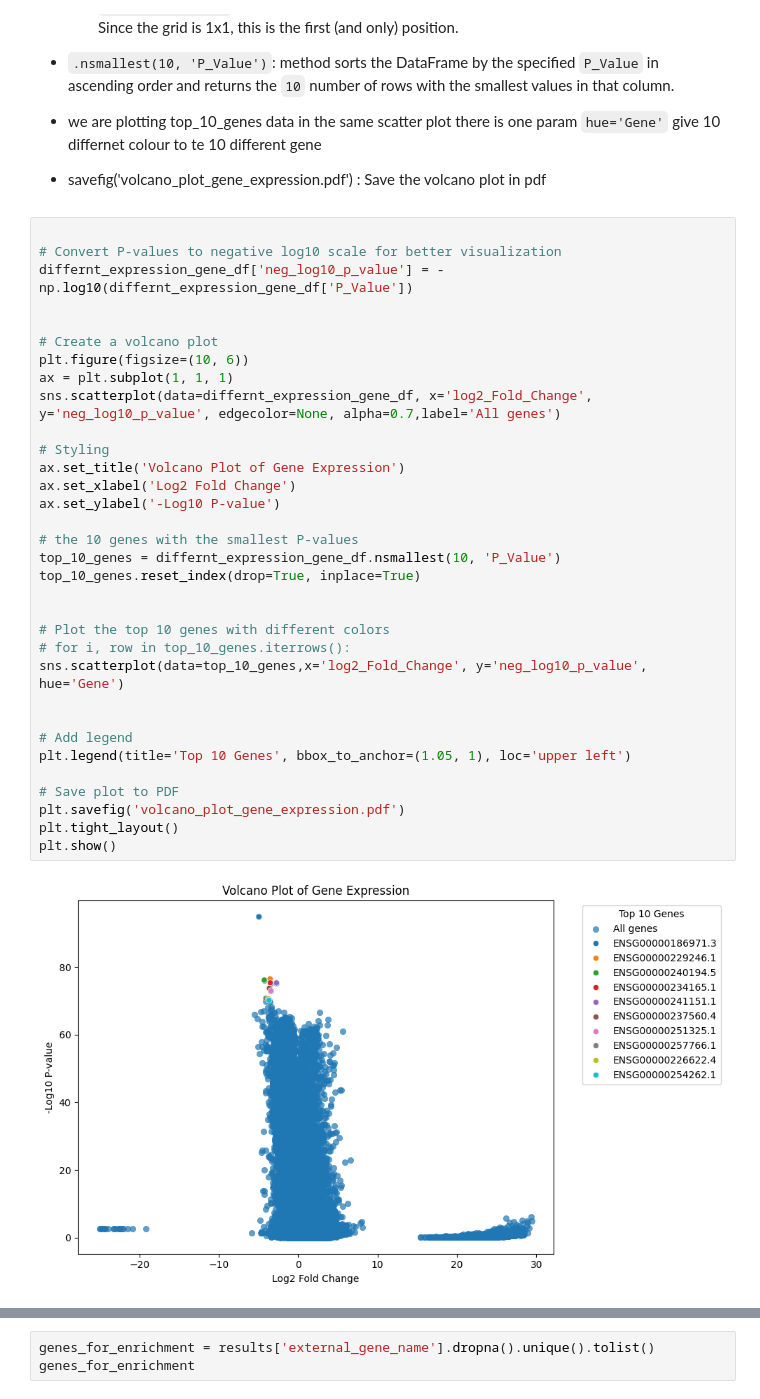
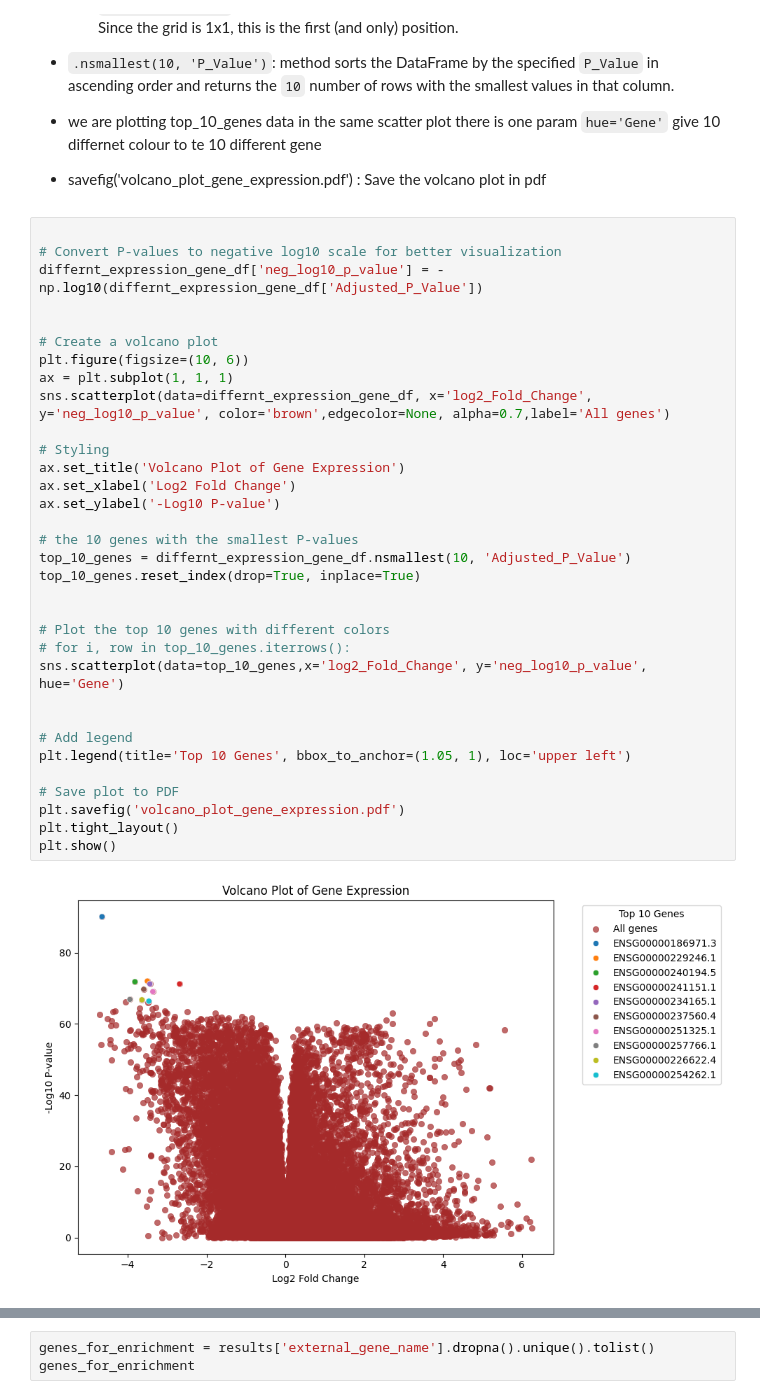
Before and after one commit to aajusah98/intro-bio-life-science-project, a Jupyter notebook: intro-bio-life-science-project-report.ipynb, the cells around one changed output, grey strips where cells are left out. Saved outputs shown, nothing was run; the diff lists cells and outputs as text.

```diff
--- a/intro-bio-life-science-project-report.ipynb
+++ b/intro-bio-life-science-project-report.ipynb
@@ -480,35 +480,35 @@ differnt_expression_gene_df.head()
 # %%
 
 # Convert P-values to negative log10 scale for better visualization
-differnt_expression_gene_df['neg_log10_p_value'] = -np.log10(differnt_expression_gene_df['P_Value'])
+differnt_expression_gene_df['neg_log10_p_value'] = -np.log10(differnt_expression_gene_df['Adjusted_P_Value'])
 
 
 # Create a volcano plot
 plt.figure(figsize=(10, 6))
 ax = plt.subplot(1, 1, 1)
-sns.scatterplot(data=differnt_expression_gene_df, x='log2_Fold_Change', y='neg_log10_p_value', edgecolor=None, alpha=0.7,label='All genes')
+sns.scatterplot(data=differnt_expression_gene_df, x='log2_Fold_Change', y='neg_log10_p_value', color='brown',edgecolor=None, alpha=0.7,label='All genes')
 
 # Styling
 ax.set_title('Volcano Plot of Gene Expression')
 ax.set_xlabel('Log2 Fold Change')
 ax.set_ylabel('-Log10 P-value')
 
 # the 10 genes with the smallest P-values
-top_10_genes = differnt_expression_gene_df.nsmallest(10, 'P_Value')
+top_10_genes = differnt_expression_gene_df.nsmallest(10, 'Adjusted_P_Value')
 top_10_genes.reset_index(drop=True, inplace=True)
 
 
 # Plot the top 10 genes with different colors
 # for i, row in top_10_genes.iterrows():
 sns.scatterplot(data=top_10_genes,x='log2_Fold_Change', y='neg_log10_p_value', hue='Gene')
 
 
 # Add legend
 plt.legend(title='Top 10 Genes', bbox_to_anchor=(1.05, 1), loc='upper left')
 
 # Save plot to PDF
 plt.savefig('volcano_plot_gene_expression.pdf')
 plt.tight_layout()
 plt.show()
 # %% [output]
-[figure, old version]
+[figure, new version]
```
Also changed, not shown: parts of 22 cells of this notebook.
